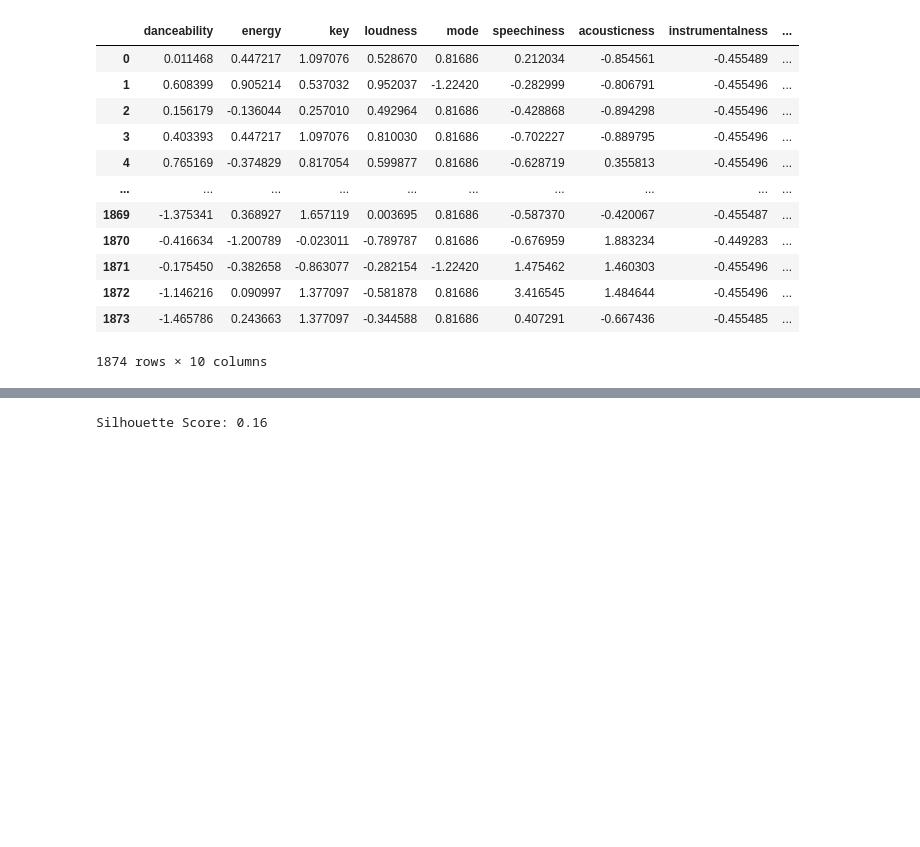
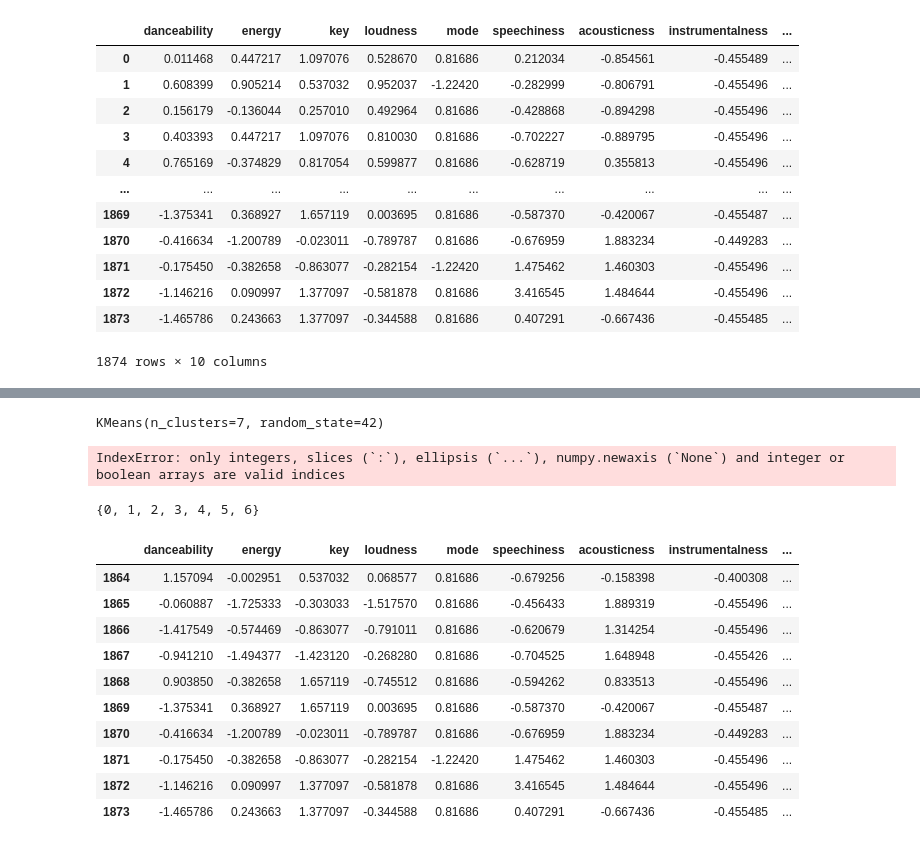
Before and after one commit to SandraGdd/Song-Recommandation, a Jupyter notebook: Casestudy.ipynb, the cells around one changed output, grey strips where cells are left out. Drawn from its saved outputs; the diff is of its cells as text; code cells hidden in the pictures; blank space fills up the shorter version.

```diff
--- a/Casestudy.ipynb
+++ b/Casestudy.ipynb
@@ -766,9 +699,5 @@ df_scaled['KMeans_Cluster'] = kmeans.fit_predict(df_scaled[['danceability', 'ene
-# %%
-from sklearn.metrics import silhouette_score
-
-features = df_scaled[['danceability', 'energy', 'key', 'loudness',
-                  'mode', 'speechiness', 'acousticness', 'instrumentalness', 'valence', 'tempo']]
-sil_score = silhouette_score(features, df_scaled['KMeans_Cluster'])
-print(f"Silhouette Score: {sil_score:.2f}")
-# %% [output]
-Silhouette Score: 0.16
+# %%
+best_kmeans= kmeans
+best_kmeans
+# %% [output]
+KMeans(n_clusters=7, random_state=42)
@@ -775 +706,27 @@ Silhouette Score: 0.16
+# %%
+labels = kmeans.fit_predict(df_scaled[['danceability', 'energy', 'key', 'loudness',
+                                       'mode', 'speechiness', 'acousticness', 'instrumentalness',
+                                       'valence']])
+print(f"Cluster-Labels with k=7: {labels}")
+print(f"Cluster: {len(set(labels))}")
+# %% [output]
+IndexError: only integers, slices (`:`), ellipsis (`...`), numpy.newaxis (`None`) and integer or boolean arrays are valid indices
+# %%
+set(kmeans.labels_)
+# %% [output]
+{0, 1, 2, 3, 4, 5, 6}
+# %%
+combined_df.tail(10)
+# %% [output]
+|  | danceability | energy | key | loudness | mode | speechiness | acousticness | instrumentalness | ... |
+| 1864 | 1.157094 | -0.002951 | 0.537032 | 0.068577 | 0.81686 | -0.679256 | -0.158398 | -0.400308 | ... |
+| 1865 | -0.060887 | -1.725333 | -0.303033 | -1.517570 | 0.81686 | -0.456433 | 1.889319 | -0.455496 | ... |
+| 1866 | -1.417549 | -0.574469 | -0.863077 | -0.791011 | 0.81686 | -0.620679 | 1.314254 | -0.455496 | ... |
+| 1867 | -0.941210 | -1.494377 | -1.423120 | -0.268280 | 0.81686 | -0.704525 | 1.648948 | -0.455426 | ... |
+| 1868 | 0.903850 | -0.382658 | 1.657119 | -0.745512 | 0.81686 | -0.594262 | 0.833513 | -0.455496 | ... |
+| 1869 | -1.375341 | 0.368927 | 1.657119 | 0.003695 | 0.81686 | -0.587370 | -0.420067 | -0.455487 | ... |
+| 1870 | -0.416634 | -1.200789 | -0.023011 | -0.789787 | 0.81686 | -0.676959 | 1.883234 | -0.449283 | ... |
+| 1871 | -0.175450 | -0.382658 | -0.863077 | -0.282154 | -1.22420 | 1.475462 | 1.460303 | -0.455496 | ... |
+| 1872 | -1.146216 | 0.090997 | 1.377097 | -0.581878 | 0.81686 | 3.416545 | 1.484644 | -0.455496 | ... |
+| 1873 | -1.465786 | 0.243663 | 1.377097 | -0.344588 | 0.81686 | 0.407291 | -0.667436 | -0.455485 | ... |
 # %%
```
Also changed, not shown: parts of 47 cells of this notebook, 4 other files.
